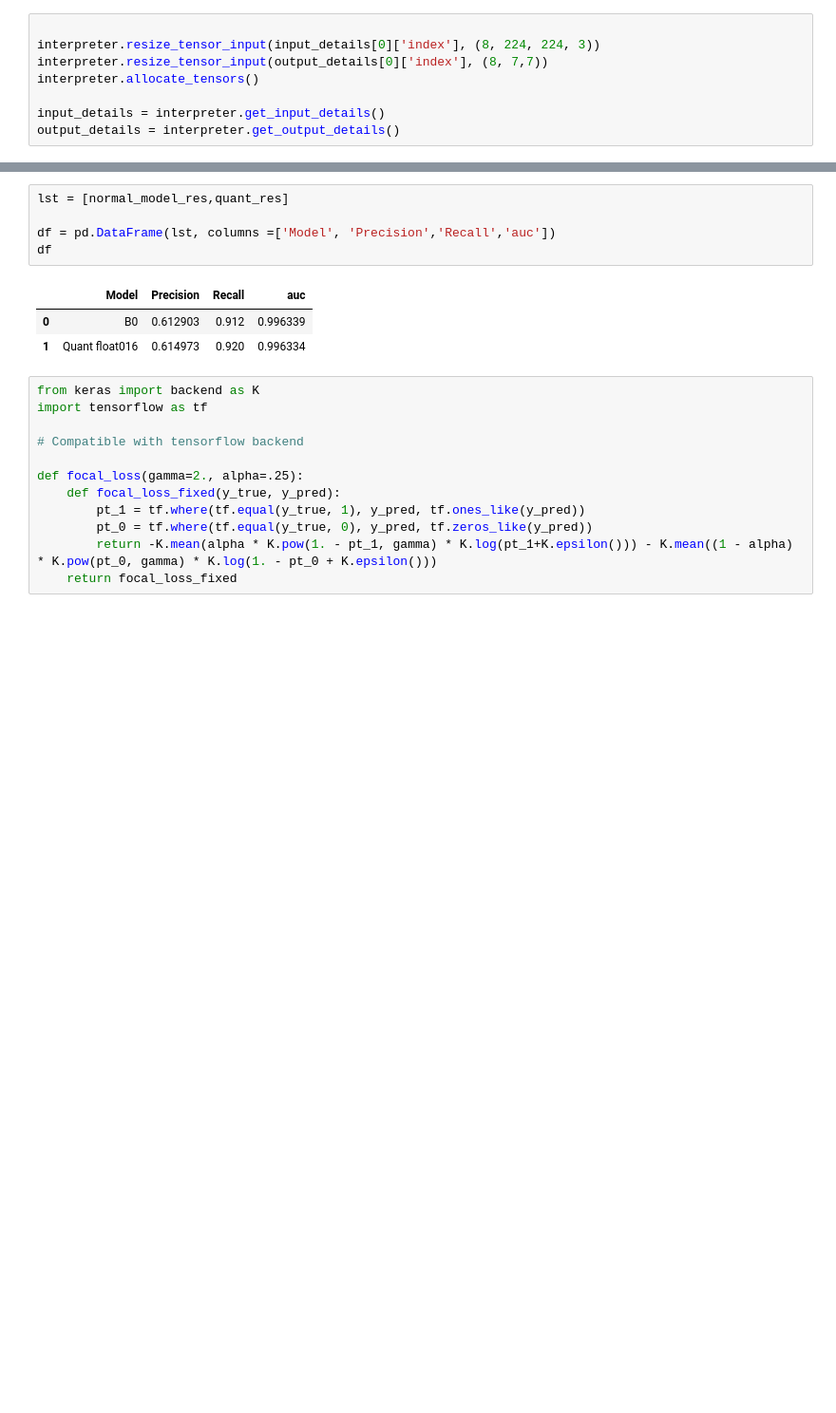
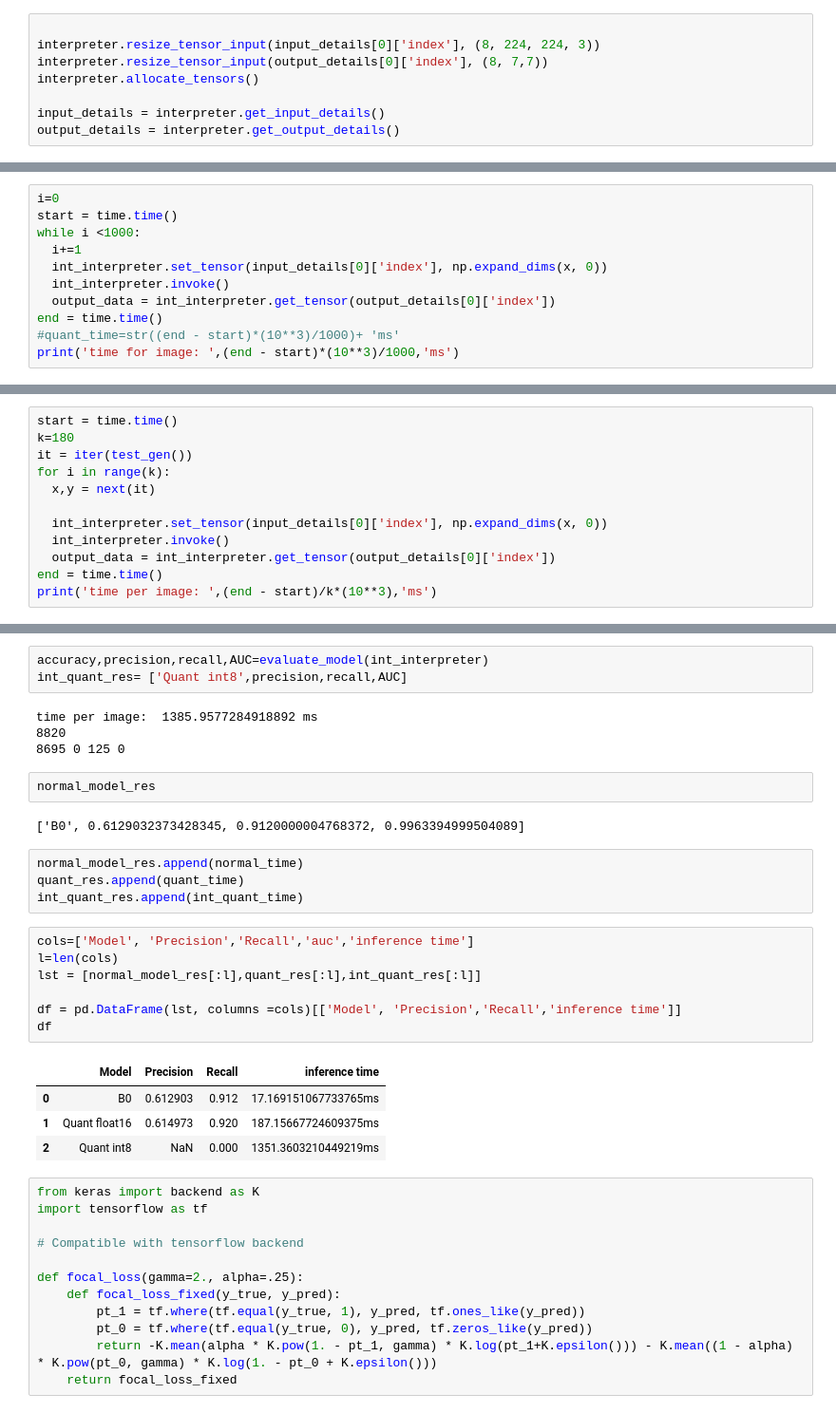
Before and after one commit to dolmatov2000/LacmusTflite, a Jupyter notebook: TfliteConverter.ipynb, the cells around one changed output, grey strips where cells are left out. Shown at 95% size. Drawn from its saved outputs; the diff is of its cells as text; blank space fills up the shorter version.

```diff
--- a/TfliteConverter.ipynb
+++ b/TfliteConverter.ipynb
@@ -344,0 +398,11 @@ quant_time
+# %%
+i=0
+start = time.time()
+while i <1000:
+  i+=1
+  int_interpreter.set_tensor(input_details[0]['index'], np.expand_dims(x, 0))
+  int_interpreter.invoke()
+  output_data = int_interpreter.get_tensor(output_details[0]['index'])
+end = time.time()
+#quant_time=str((end - start)*(10**3)/1000)+ 'ms'
+print('time for image: ',(end - start)*(10**3)/1000,'ms')
@@ -344,0 +411,12 @@ quant_time
+# %%
+start = time.time()
+k=180
+it = iter(test_gen())
+for i in range(k):
+  x,y = next(it)
+
+  int_interpreter.set_tensor(input_details[0]['index'], np.expand_dims(x, 0))
+  int_interpreter.invoke()
+  output_data = int_interpreter.get_tensor(output_details[0]['index'])
+end = time.time()
+print('time per image: ',(end - start)/k*(10**3),'ms')
@@ -345,12 +432,30 @@ quant_time
+# %%
+accuracy,precision,recall,AUC=evaluate_model(int_interpreter)
+int_quant_res= ['Quant int8',precision,recall,AUC]
+# %% [output]
+time per image:  1385.9577284918892 ms
+8820
+8695 0 125 0
+# %%
+normal_model_res
+# %% [output]
+['B0', 0.6129032373428345, 0.9120000004768372, 0.9963394999504089]
+# %%
+normal_model_res.append(normal_time)
+quant_res.append(quant_time)
+int_quant_res.append(int_quant_time)
 # %%
-lst = [normal_model_res,quant_res]
+cols=['Model', 'Precision','Recall','auc','inference time']
+l=len(cols)
+lst = [normal_model_res[:l],quant_res[:l],int_quant_res[:l]]
 
-df = pd.DataFrame(lst, columns =['Model', 'Precision','Recall','auc'])
+df = pd.DataFrame(lst, columns =cols)[['Model', 'Precision','Recall','inference time']]
 df
 # %% [output]
-|  | Model | Precision | Recall | auc |
-| 0 | B0 | 0.612903 | 0.912 | 0.996339 |
-| 1 | Quant float016 | 0.614973 | 0.920 | 0.996334 |
+|  | Model | Precision | Recall | inference time |
+| 0 | B0 | 0.612903 | 0.912 | 17.169151067733765ms |
+| 1 | Quant float16 | 0.614973 | 0.920 | 187.15667724609375ms |
+| 2 | Quant int8 | NaN | 0.000 | 1351.3603210449219ms |
 # %%
 from keras import backend as K
 import tensorflow as tf
```
Also changed, not shown: parts of 28 cells of this notebook, 11 other files.
